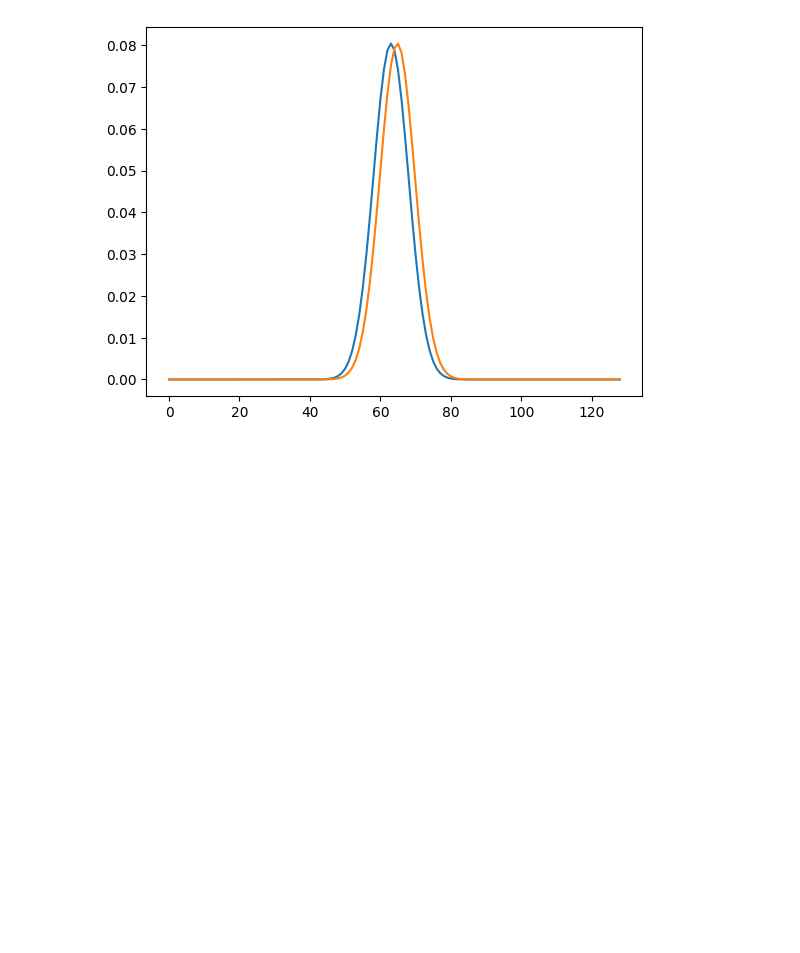
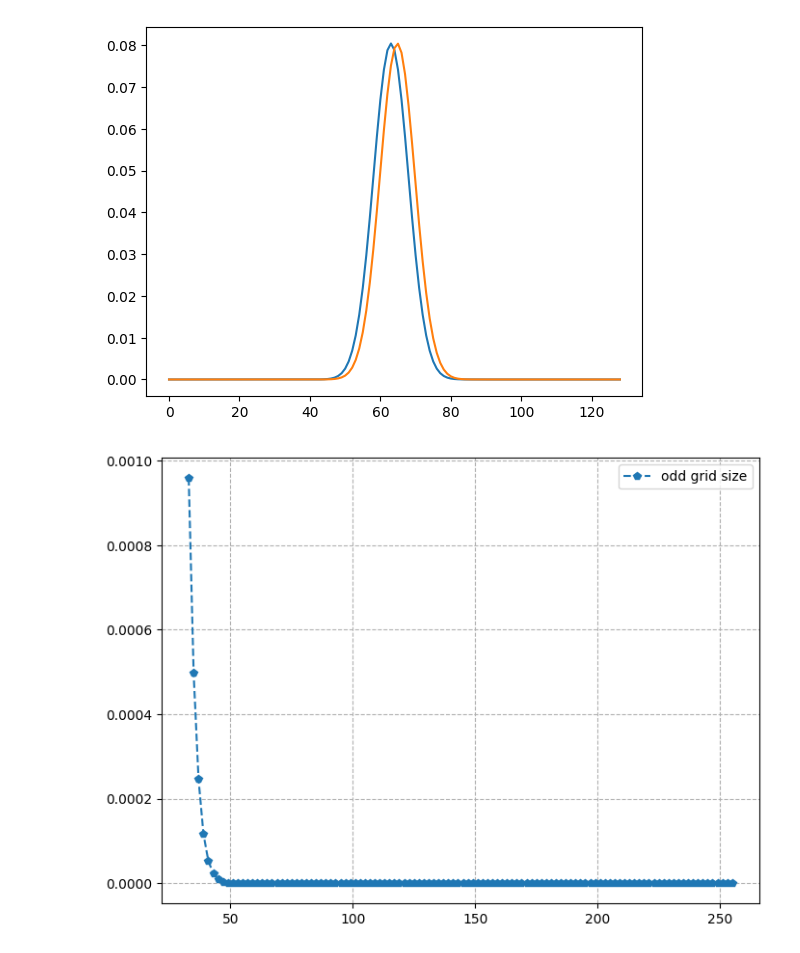
Before and after one commit to EricVerbeke/fast_image_alignment_ot, a Jupyter notebook: Testing.ipynb, the cells around one changed output. Saved outputs shown, nothing was run; the diff lists cells and outputs as text; code cells hidden in the pictures; blank space fills up the shorter version.

```diff
--- a/Testing.ipynb
+++ b/Testing.ipynb
@@ -106,0 +116,45 @@ plt.show()
+# %%
+Ls = np.arange(32, 257)
+
+Ls_odd = Ls[1::2]  # generate arrays of same size for odd and even integers between a, b
+Ls_even = Ls[2::2]
+
+err_odd = []
+err_even = []
+
+sigma = 5
+
+for idx in range(len(Ls_odd)):
+
+    L_o = Ls_odd[idx]
+    L_e = Ls_even[idx]
+
+    # sample points and projection angles if want to change, need to adjust Gaussian accordingly
+    p_odd = L_o
+    p_even = L_e
+    proj_angles_odd = np.linspace(0, 360, L_o, endpoint=False)
+    proj_angles_even = np.linspace(0, 360, L_e, endpoint=False)
+
+    f_o = utils.generate_centered_gaussian(L_o, d=2, sigma=sigma)  # should change width of Gaussian?
+    f_e = utils.generate_centered_gaussian(L_e, d=2, sigma=sigma)
+
+    f_o_rt = transforms.Transform(f_o, n_points=p_odd, angles=proj_angles_odd, apply_ramp=False).radon_transform()
+    gt_o_rt = np.ones((L_o, L_o)) * np.sum(f_o, axis=0)[:, np.newaxis]  # assume this is the best discretization for projection
+
+    f_e_rt = transforms.Transform(f_e, n_points=p_even, angles=proj_angles_even, apply_ramp=False).radon_transform()
+    gt_e_rt = np.ones((L_e, L_e)) * np.sum(f_e, axis=0)[:, np.newaxis]  # assume this is the best discretization for projection
+
+    err_odd.append(np.linalg.norm(f_o_rt[0] - gt_o_rt))
+    err_even.append(np.linalg.norm(f_e_rt[0] - gt_e_rt))
+
+err_odd = np.array(err_odd)
+err_even = np.array(err_even)
+# %%
+plt.figure(figsize=(8,6))
+plt.plot(Ls_odd[:], err_odd[:], 'p--', label='odd grid size')
+# plt.plot(Ls_even[:], err_even[:], 'p--', label='even grid size')
+plt.grid(axis='both', linestyle='--')
+plt.legend()
+plt.show()
+# %% [output]
+[figure, added]
```
Also changed, not shown: parts of 9 cells of this notebook.
